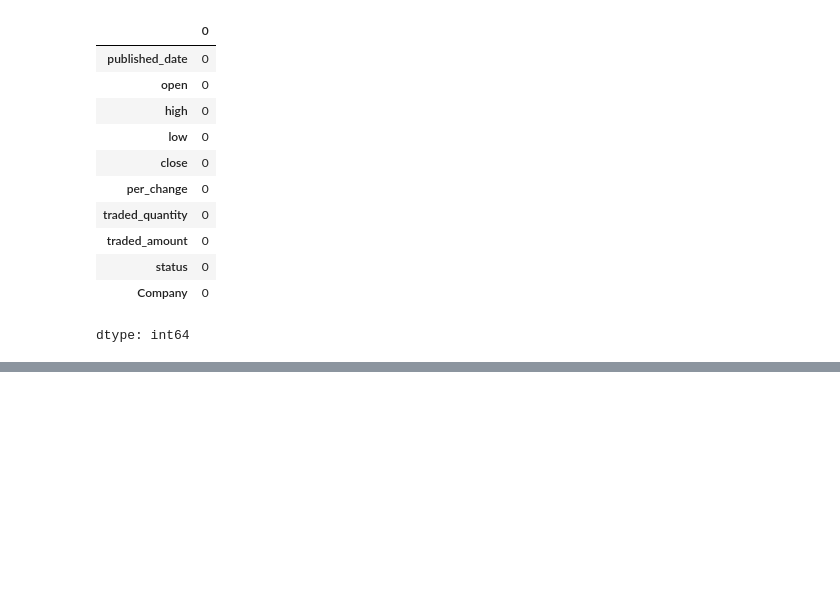
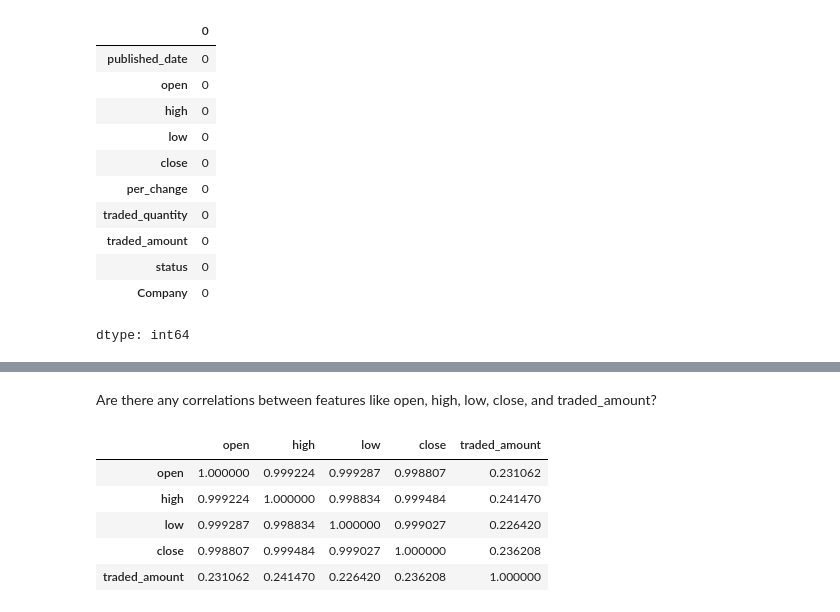
Before and after one commit to SanjayBista1010/Classification, a Jupyter notebook: nepalShare.ipynb, the cells around one changed output, grey strips where cells are left out. Drawn from its saved outputs; the diff is of its cells as text; code cells hidden in the pictures; blank space fills up the shorter version.

```diff
--- a/nepalShare.ipynb
+++ b/nepalShare.ipynb
@@ -172,0 +240,13 @@ dtype: int64
+# %% [markdown]
+Are there any correlations between features like open, high, low, close, and traded_amount?
+# %%
+features = ['open', 'high', 'low', 'close', 'traded_amount']
+corr_matrix = df[features].corr()
+corr_matrix
+# %% [output]
+|  | open | high | low | close | traded_amount |
+| open | 1.000000 | 0.999224 | 0.999287 | 0.998807 | 0.231062 |
+| high | 0.999224 | 1.000000 | 0.998834 | 0.999484 | 0.241470 |
+| low | 0.999287 | 0.998834 | 1.000000 | 0.999027 | 0.226420 |
+| close | 0.998807 | 0.999484 | 0.999027 | 1.000000 | 0.236208 |
+| traded_amount | 0.231062 | 0.241470 | 0.226420 | 0.236208 | 1.000000 |
```
Also changed, not shown: parts of 13 cells of this notebook.
